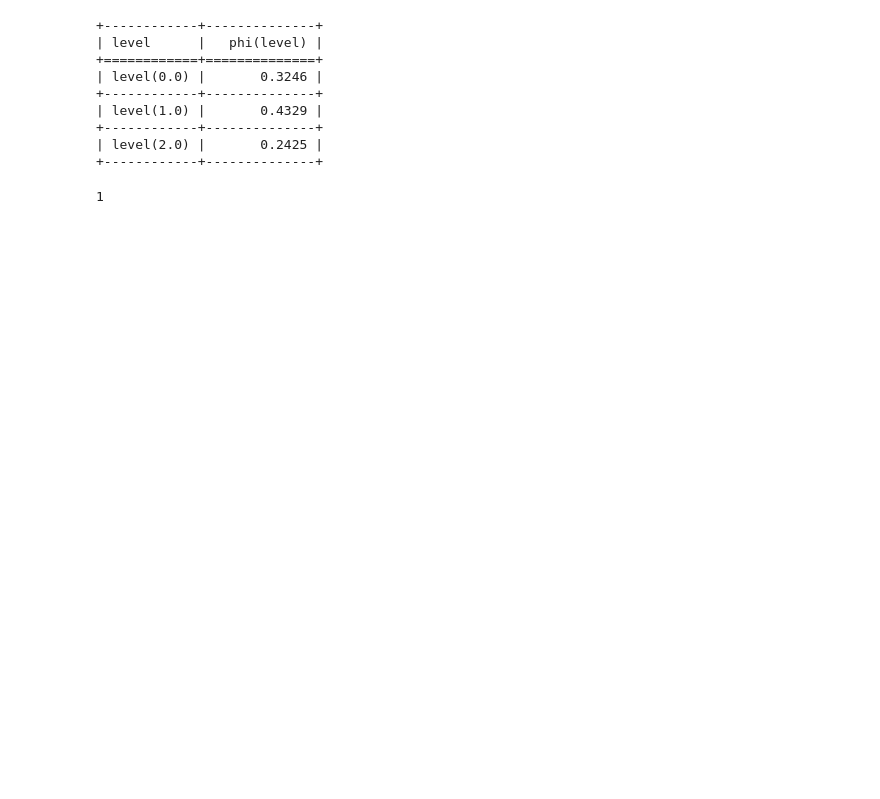
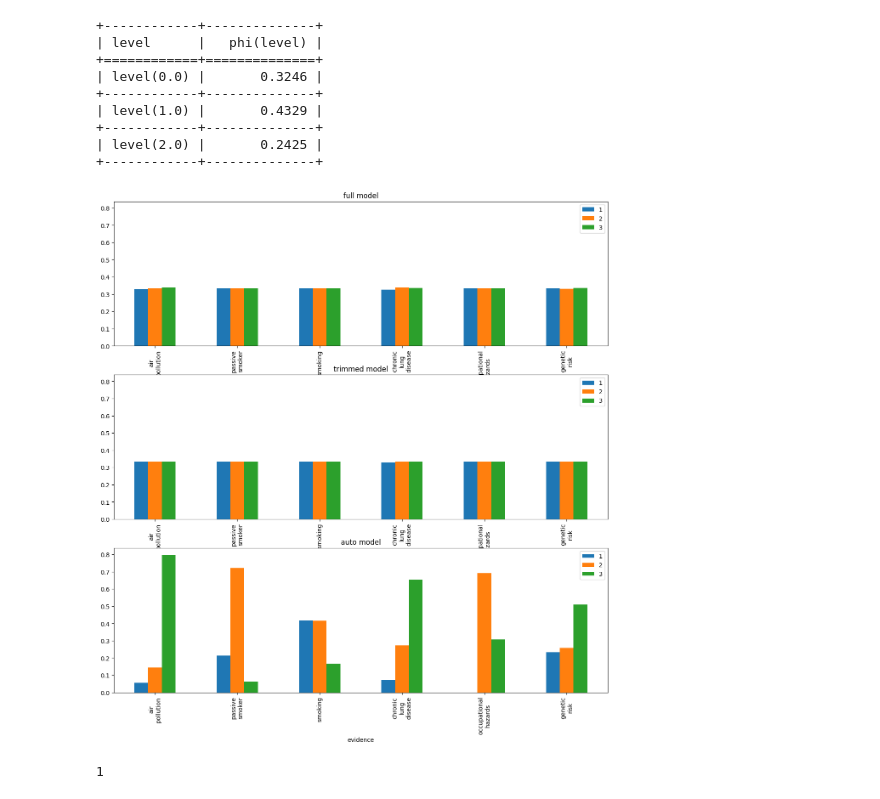
Before and after one commit to SeppiaBrilla/FAIKR_2023_MOD_3_Project, a Jupyter notebook: FAIRK_2023_MOD_3_Project.ipynb, the cells around one changed output. Cells and saved outputs as stored; diff of their text form; code cells hidden in the pictures; blank space fills up the shorter version.

Commit message:
added a query and fixed a function

```diff
--- a/FAIRK_2023_MOD_3_Project.ipynb
+++ b/FAIRK_2023_MOD_3_Project.ipynb
@@ -256,6 +275,37 @@ print(conditional_b_given_evidence)
 +------------+--------------+
 | level(2.0) |       0.2425 |
 +------------+--------------+
+# %%
+evidences = [{'air\npollution':6}, {'passive\nsmoker':6}, {'smoking':6}, {'chronic\nlung\ndisease':6}, {'occupational\nhazards':6}, {'genetic\nrisk':6}]
+query = ['level']
+results_full = {'values':[], 'name': 'full'}
+results_trimmed = {'values':[], 'name': 'trimmed'}
+results_auto = {'values':[], 'name': 'auto'}
+for ev in evidences:
+    full = full_bn_inference.query(query, evidence=ev)
+    trimmed = trimmed_bn_inference.query(query, evidence=ev)
+    auto = auto_bn_inference.query(query, evidence=ev)
+    result_full = {'evidence' : list(ev.keys())[0]}
+    result_trimmed = {'evidence' : list(ev.keys())[0]}
+    result_auto = {'evidence' : list(ev.keys())[0]}
+    for q_r in [0,1,2]:
+        result_full[q_r + 1] = full.values[q_r]
+        result_trimmed[q_r + 1] = trimmed.values[q_r]
+        result_auto[q_r + 1] = auto.values[q_r]
+    results_full['values'].append(result_full)
+    results_trimmed['values'].append(result_trimmed)
+    results_auto['values'].append(result_auto)
+# %%
+fig, axes = plt.subplots(3, 1, figsize=(15, 15), sharey=True)
+axes = axes.flatten()
+results = [results_full, results_trimmed, results_auto]
+
+for ax, res in zip(axes, results):
+    ax.set_title(f"{res['name']} model")
+    probs = pd.DataFrame(res['values'])
+    probs.plot.bar(x='evidence', ax=ax)
+# %% [output]
+[figure, added]
 # %%
 evidence = {'chest\npain':4, 'age': 'child'}
 query = ['gender']
```
Also changed, not shown: parts of 6 cells of this notebook, 1 other file.
